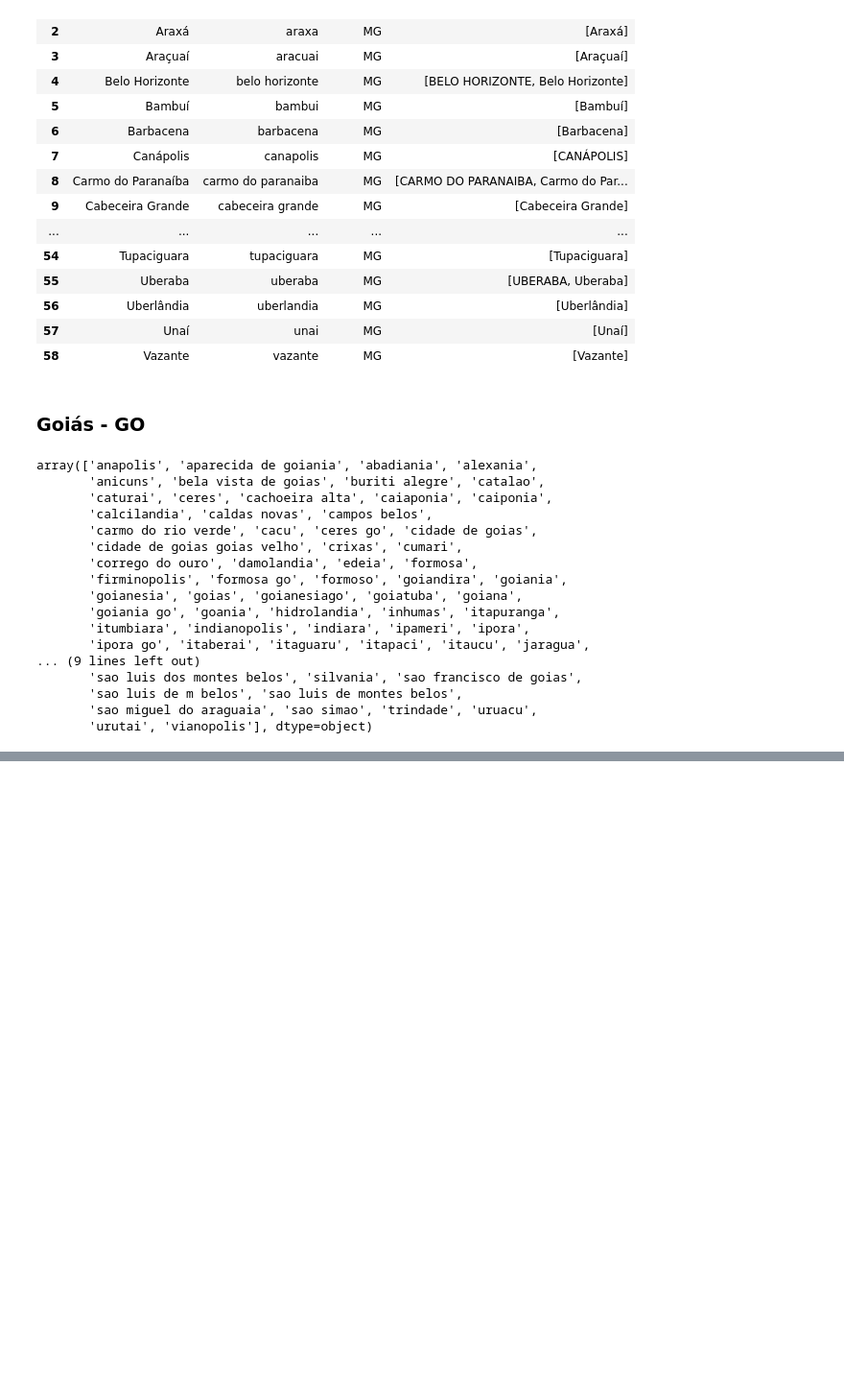
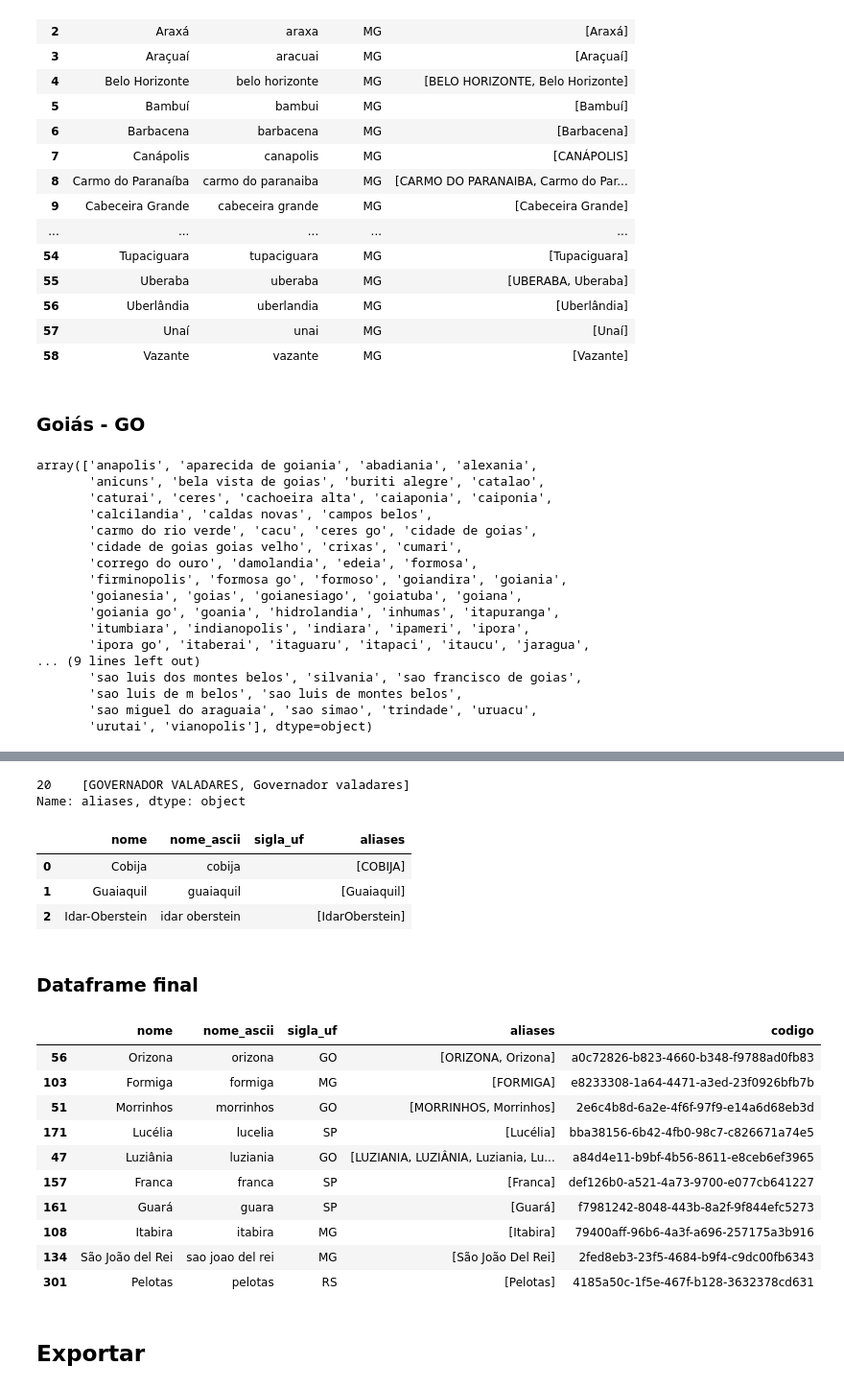
Before and after one commit to marcelsby/tcc-ifg-kg, a Jupyter notebook: notebooks/ifg_produz/Preprocessing UFs e Cidades.ipynb, the cells around one changed output, grey strips where cells are left out. Shown at 96% size. Saved outputs shown, nothing was run; the diff lists cells and outputs as text; code cells hidden in the pictures; blank space fills up the shorter version.

```diff
--- a/notebooks/ifg_produz/Preprocessing UFs e Cidades.ipynb
+++ b/notebooks/ifg_produz/Preprocessing UFs e Cidades.ipynb
@@ -1286,0 +1329,10 @@ nome_desnormalizado_por_inicial_map = {inicial: list(zip(cidades_go_por_inicial[
+# %%
+governador_valadares = cidades_sem_uf[cidades_sem_uf['nome_normalizado'] == 'governador valadares']
+governador_valadares_from_mg = cidades_mg_final[cidades_mg_final['nome_ascii'] == 'governador valadares']
+
+governador_valadares_from_mg['aliases'].to_list()[0].append(governador_valadares['nome'].values[0])
+
+governador_valadares_from_mg['aliases']
+# %% [output]
+20    [GOVERNADOR VALADARES, Governador valadares]
+Name: aliases, dtype: object
@@ -1286,0 +1341,65 @@ nome_desnormalizado_por_inicial_map = {inicial: list(zip(cidades_go_por_inicial[
+# %%
+nome_cidades_sem_uf = ['Cobija', 'Guaiaquil', 'Idar-Oberstein']
+
+nome_ascii_cidades_sem_uf = get_normalized_names(nome_cidades_sem_uf)
+
+cidades_sem_uf_final = generate_final_cidades_dataframe(nome_cidades_sem_uf, nome_ascii_cidades_sem_uf, None)
+# %%
+nome_desnormalizado_map = list(zip(cidades_sem_uf["nome"], cidades_sem_uf["nome_normalizado"]))
+
+cidades_sem_uf_final['aliases'] = cidades_sem_uf_final.apply(create_aliases, args=(90, nome_desnormalizado_map), axis=1)
+# %%
+cidades_sem_uf_final
+# %% [output]
+|  | nome | nome_ascii | sigla_uf | aliases |
+| 0 | Cobija | cobija |  | [COBIJA] |
+| 1 | Guaiaquil | guaiaquil |  | [Guaiaquil] |
+| 2 | Idar-Oberstein | idar oberstein |  | [IdarOberstein] |
+# %% [markdown]
+### Dataframe final
+# %%
+cidades_finais = [
+    cidades_go_final,
+    cidades_mg_final,
+    cidades_sp_final,
+    cidades_se_final,
+    cidades_rn_final,
+    cidades_pb_final,
+    cidades_sc_final,
+    cidades_ce_final,
+    cidades_pi_final,
+    cidades_es_final,
+    cidades_pe_final,
+    cidades_ms_final,
+    cidades_pa_final,
+    cidades_to_final,
+    cidades_pr_final,
+    cidades_rj_final,
+    cidades_mt_final,
+    cidades_ma_final,
+    cidades_df_final,
+    cidades_ba_final,
+    cidades_rs_final,
+    cidades_sem_uf_final,
+    cidades_unicas_final
+]
+
+cidades_final = pd.concat(cidades_finais, ignore_index=True)
+# %%
+cidades_final['codigo'] = [str(uuid.uuid4()) for _ in range(len(cidades_final))]
+# %%
+cidades_final.sample(n=10)
+# %% [output]
+|  | nome | nome_ascii | sigla_uf | aliases | codigo |
+| 56 | Orizona | orizona | GO | [ORIZONA, Orizona] | a0c72826-b823-4660-b348-f9788ad0fb83 |
+| 103 | Formiga | formiga | MG | [FORMIGA] | e8233308-1a64-4471-a3ed-23f0926bfb7b |
+| 51 | Morrinhos | morrinhos | GO | [MORRINHOS, Morrinhos] | 2e6c4b8d-6a2e-4f6f-97f9-e14a6d68eb3d |
+| 171 | Lucélia | lucelia | SP | [Lucélia] | bba38156-6b42-4fb0-98c7-c826671a74e5 |
+| 47 | Luziânia | luziania | GO | [LUZIANIA, LUZIÂNIA, Luziania, Lu... | a84d4e11-b9bf-4b56-8611-e8ceb6ef3965 |
+| 157 | Franca | franca | SP | [Franca] | def126b0-a521-4a73-9700-e077cb641227 |
+| 161 | Guará | guara | SP | [Guará] | f7981242-8048-443b-8a2f-9f844efc5273 |
+| 108 | Itabira | itabira | MG | [Itabira] | 79400aff-96b6-4a3f-a696-257175a3b916 |
+| 134 | São João del Rei | sao joao del rei | MG | [São João Del Rei] | 2fed8eb3-23f5-4684-b9f4-c9dc00fb6343 |
+| 301 | Pelotas | pelotas | RS | [Pelotas] | 4185a50c-1f5e-467f-b128-3632378cd631 |
+# %% [markdown]
+## Exportar
```
Also changed, not shown: parts of 26 cells of this notebook, 1 other file.
